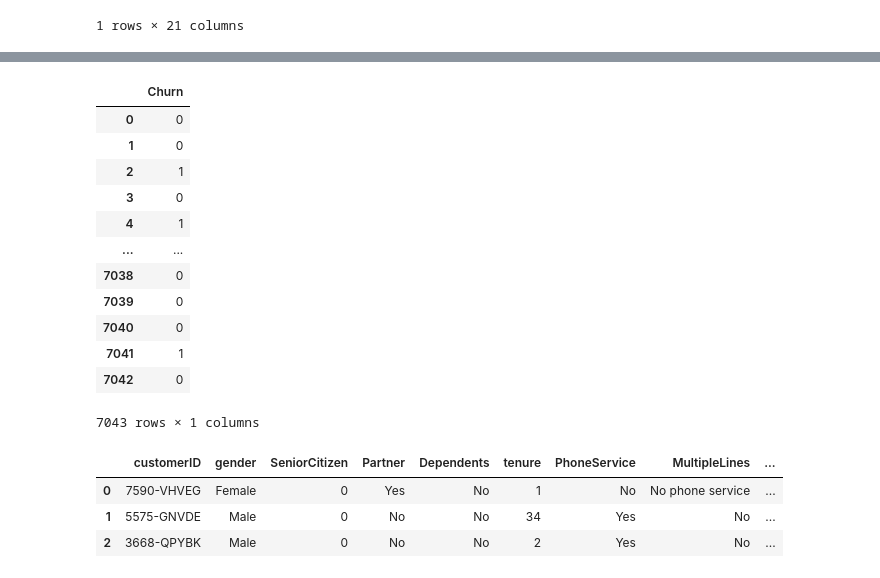
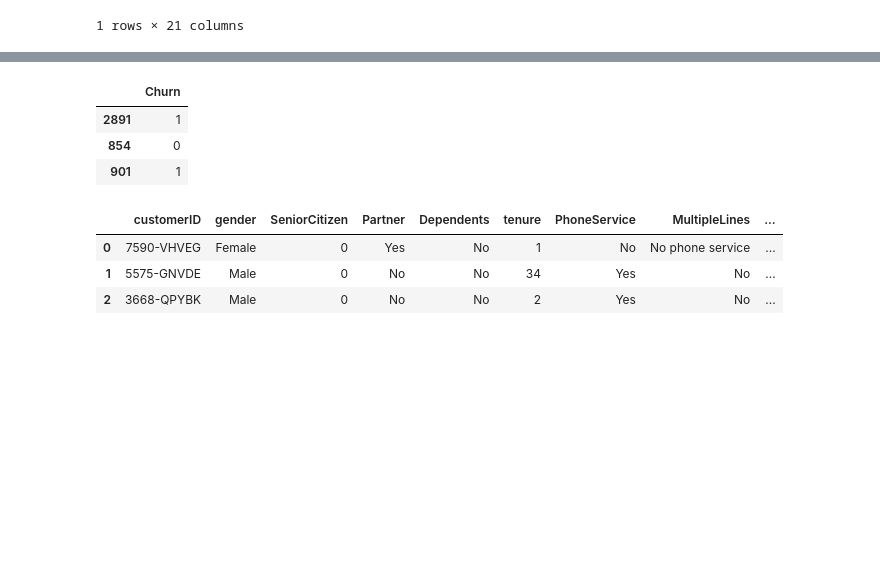
Before and after one commit to Rupesh-Mane/saiket-machine-learning-internship, a Jupyter notebook: task1_data_preparation/task1.ipynb, the cells around one changed output, grey strips where cells are left out. Saved outputs shown, nothing was run; the diff lists cells and outputs as text; code cells hidden in the pictures; blank space fills up the shorter version.

```diff
--- a/task1_data_preparation/task1.ipynb
+++ b/task1_data_preparation/task1.ipynb
@@ -134,21 +134,12 @@ le=LabelEncoder()
 
 data["Churn"]=le.fit_transform(data["Churn"])
 # %%
-data[["Churn"]]  #no-->0,yes-->1
+data[["Churn"]].sample(3) #no-->0,yes-->1
 # %% [output]
 |  | Churn |
-| 0 | 0 |
-| 1 | 0 |
-| 2 | 1 |
-| 3 | 0 |
-| 4 | 1 |
-| ... | ... |
-| 7038 | 0 |
-| 7039 | 0 |
-| 7040 | 0 |
-| 7041 | 1 |
-| 7042 | 0 |
+| 2891 | 1 |
+| 854 | 0 |
+| 901 | 1 |
-7043 rows × 1 columns
 # %%
 data.head(3)
 # %% [output]
```
Also changed, not shown: parts of 3 cells of this notebook.
